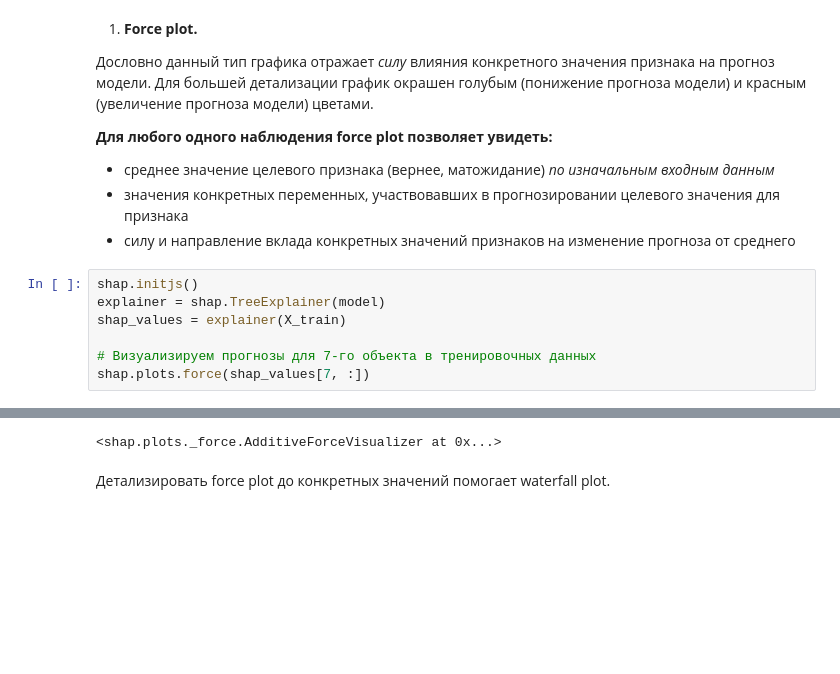
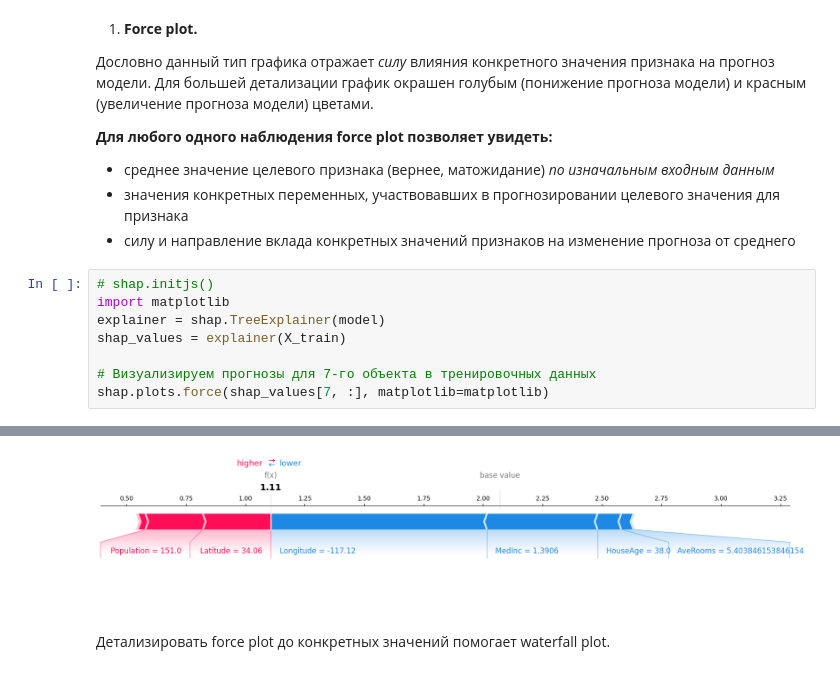
Before and after one commit to it-is-helga/XAI-practice, a Jupyter notebook: shap_HW.ipynb, the cells around one changed output, grey strips where cells are left out. Cells and saved outputs as stored; diff of their text form; blank space fills up the shorter version.

Commit message:
Shap practice

```diff
--- a/shap_HW.ipynb
+++ b/shap_HW.ipynb
@@ -81,10 +85,11 @@ model.best_score_
 - значения конкретных переменных, участвовавших в прогнозировании целевого значения для признака
 - силу и направление вклада конкретных значений признаков на изменение прогноза от среднего
 # %%
-shap.initjs()
+# shap.initjs()
+import matplotlib
 explainer = shap.TreeExplainer(model)
 shap_values = explainer(X_train)
 
 # Визуализируем прогнозы для 7-го объекта в тренировочных данных
-shap.plots.force(shap_values[7, :])
+shap.plots.force(shap_values[7, :], matplotlib=matplotlib)
 # %% [output]
@@ -92,4 +96,4 @@ shap.plots.force(shap_values[7, :])
-<shap.plots._force.AdditiveForceVisualizer at 0x...>
+[figure, added]
 # %% [markdown]
 Детализировать force plot до конкретных значений помогает waterfall plot.
 # %% [markdown]
```
Also changed, not shown: parts of 16 cells of this notebook.
